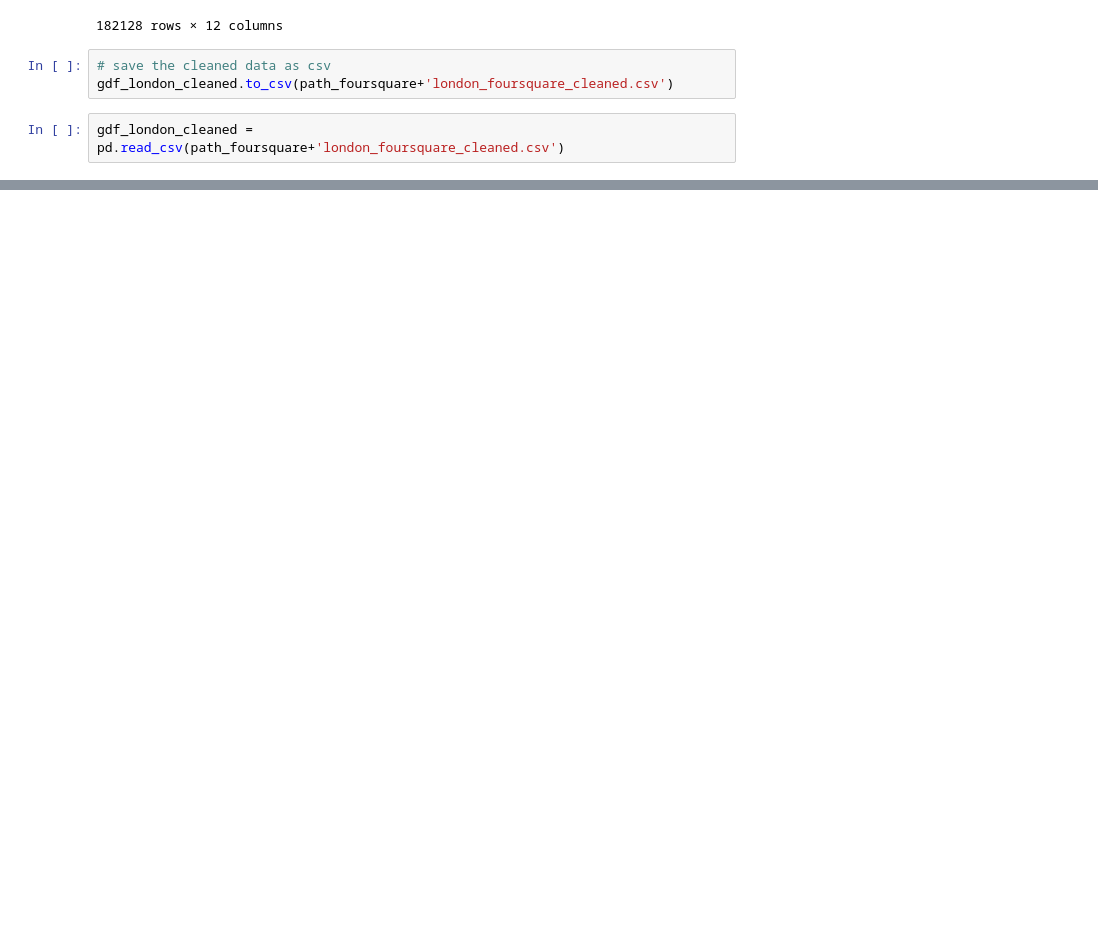
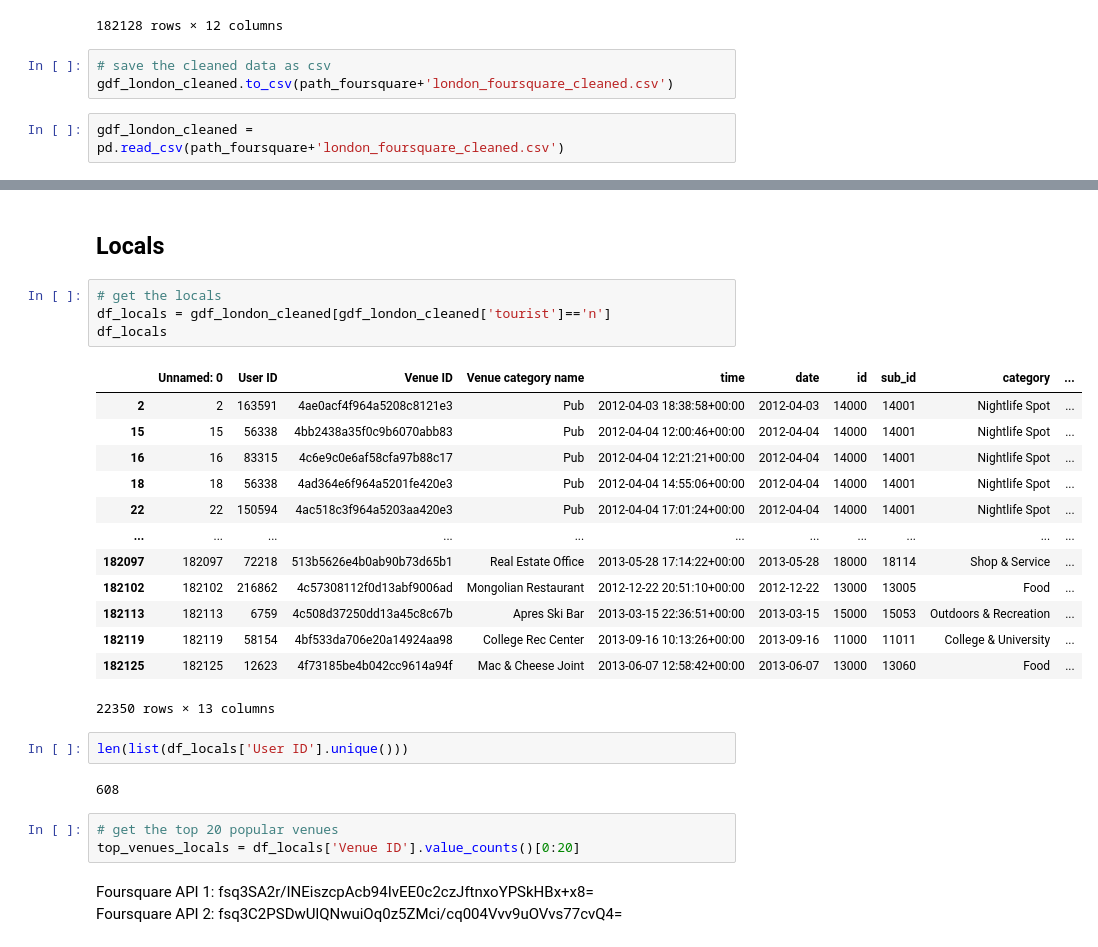
Before and after one commit to leyixu21/Semantic-Trajectory, a Jupyter notebook: clean_foursquare_data.ipynb, the cells around one changed output, grey strips where cells are left out. Drawn from its saved outputs; the diff is of its cells as text; blank space fills up the shorter version.

```diff
--- a/clean_foursquare_data.ipynb
+++ b/clean_foursquare_data.ipynb
@@ -923,0 +922,30 @@ gdf_london_cleaned = pd.read_csv(path_foursquare+'london_foursquare_cleaned.csv'
+# %% [markdown]
+## Locals
+# %%
+# get the locals
+df_locals = gdf_london_cleaned[gdf_london_cleaned['tourist']=='n']
+df_locals
+# %% [output]
+|  | Unnamed: 0 | User ID | Venue ID | Venue category name | time | date | id | sub_id | category | ... |
+| 2 | 2 | 163591 | 4ae0acf4f964a5208c8121e3 | Pub | 2012-04-03 18:38:58+00:00 | 2012-04-03 | 14000 | 14001 | Nightlife Spot | ... |
+| 15 | 15 | 56338 | 4bb2438a35f0c9b6070abb83 | Pub | 2012-04-04 12:00:46+00:00 | 2012-04-04 | 14000 | 14001 | Nightlife Spot | ... |
+| 16 | 16 | 83315 | 4c6e9c0e6af58cfa97b88c17 | Pub | 2012-04-04 12:21:21+00:00 | 2012-04-04 | 14000 | 14001 | Nightlife Spot | ... |
+| 18 | 18 | 56338 | 4ad364e6f964a5201fe420e3 | Pub | 2012-04-04 14:55:06+00:00 | 2012-04-04 | 14000 | 14001 | Nightlife Spot | ... |
+| 22 | 22 | 150594 | 4ac518c3f964a5203aa420e3 | Pub | 2012-04-04 17:01:24+00:00 | 2012-04-04 | 14000 | 14001 | Nightlife Spot | ... |
+| ... | ... | ... | ... | ... | ... | ... | ... | ... | ... | ... |
+| 182097 | 182097 | 72218 | 513b5626e4b0ab90b73d65b1 | Real Estate Office | 2013-05-28 17:14:22+00:00 | 2013-05-28 | 18000 | 18114 | Shop & Service | ... |
+| 182102 | 182102 | 216862 | 4c57308112f0d13abf9006ad | Mongolian Restaurant | 2012-12-22 20:51:10+00:00 | 2012-12-22 | 13000 | 13005 | Food | ... |
+| 182113 | 182113 | 6759 | 4c508d37250dd13a45c8c67b | Apres Ski Bar | 2013-03-15 22:36:51+00:00 | 2013-03-15 | 15000 | 15053 | Outdoors & Recreation | ... |
+| 182119 | 182119 | 58154 | 4bf533da706e20a14924aa98 | College Rec Center | 2013-09-16 10:13:26+00:00 | 2013-09-16 | 11000 | 11011 | College & University | ... |
+| 182125 | 182125 | 12623 | 4f73185be4b042cc9614a94f | Mac & Cheese Joint | 2013-06-07 12:58:42+00:00 | 2013-06-07 | 13000 | 13060 | Food | ... |
+22350 rows × 13 columns
+# %%
+len(list(df_locals['User ID'].unique()))
+# %% [output]
+608
+# %%
+# get the top 20 popular venues
+top_venues_locals = df_locals['Venue ID'].value_counts()[0:20]
+# %% [markdown]
+Foursquare API 1: fsq3SA2r/INEiszcpAcb94IvEE0c2czJftnxoYPSkHBx+x8=
+Foursquare API 2: fsq3C2PSDwUlQNwuiOq0z5ZMci/cq004Vvv9uOVvs77cvQ4=
```
Also changed, not shown: parts of 28 cells of this notebook.
